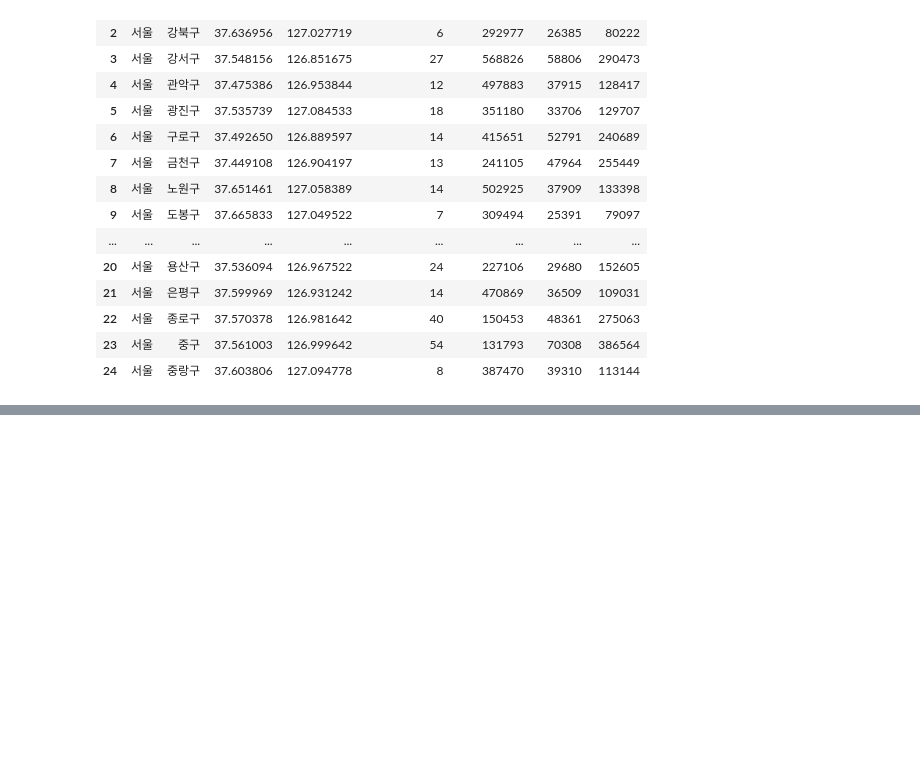
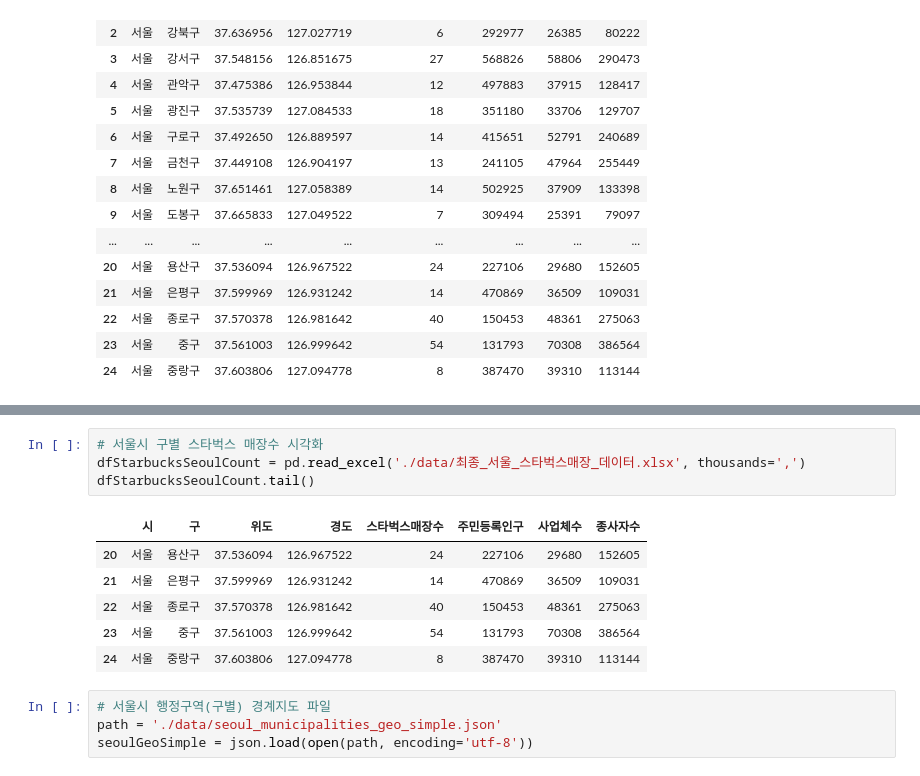
Before and after one commit to devuoon/bigdata-analysis-2024, a Jupyter notebook: day07/da16_스타벅스매장_입지분석.ipynb, the cells around one changed output, grey strips where cells are left out. Saved outputs shown, nothing was run; the diff lists cells and outputs as text; blank space fills up the shorter version.

```diff
--- a/day07/da16_스타벅스매장_입지분석.ipynb
+++ b/day07/da16_스타벅스매장_입지분석.ipynb
@@ -193,0 +302,15 @@ lastSbSeoulCount.to_excel('./data/최종_서울_스타벅스매장_데이터.xls
+# %%
+# 서울시 구별 스타벅스 매장수 시각화
+dfStarbucksSeoulCount = pd.read_excel('./data/최종_서울_스타벅스매장_데이터.xlsx', thousands=',')
+dfStarbucksSeoulCount.tail()
+# %% [output]
+|  | 시 | 구 | 위도 | 경도 | 스타벅스매장수 | 주민등록인구 | 사업체수 | 종사자수 |
+| 20 | 서울 | 용산구 | 37.536094 | 126.967522 | 24 | 227106 | 29680 | 152605 |
+| 21 | 서울 | 은평구 | 37.599969 | 126.931242 | 14 | 470869 | 36509 | 109031 |
+| 22 | 서울 | 종로구 | 37.570378 | 126.981642 | 40 | 150453 | 48361 | 275063 |
+| 23 | 서울 | 중구 | 37.561003 | 126.999642 | 54 | 131793 | 70308 | 386564 |
+| 24 | 서울 | 중랑구 | 37.603806 | 127.094778 | 8 | 387470 | 39310 | 113144 |
+# %%
+# 서울시 행정구역(구별) 경계지도 파일
+path = './data/seoul_municipalities_geo_simple.json'
+seoulGeoSimple = json.load(open(path, encoding='utf-8'))
```
Also changed, not shown: parts of 10 cells of this notebook, 4 other files.
